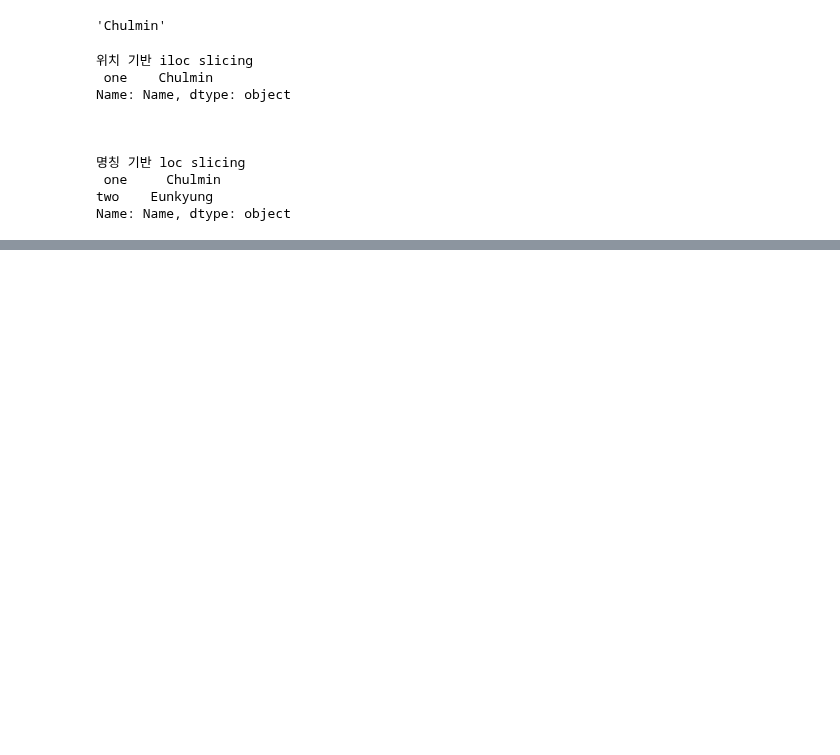
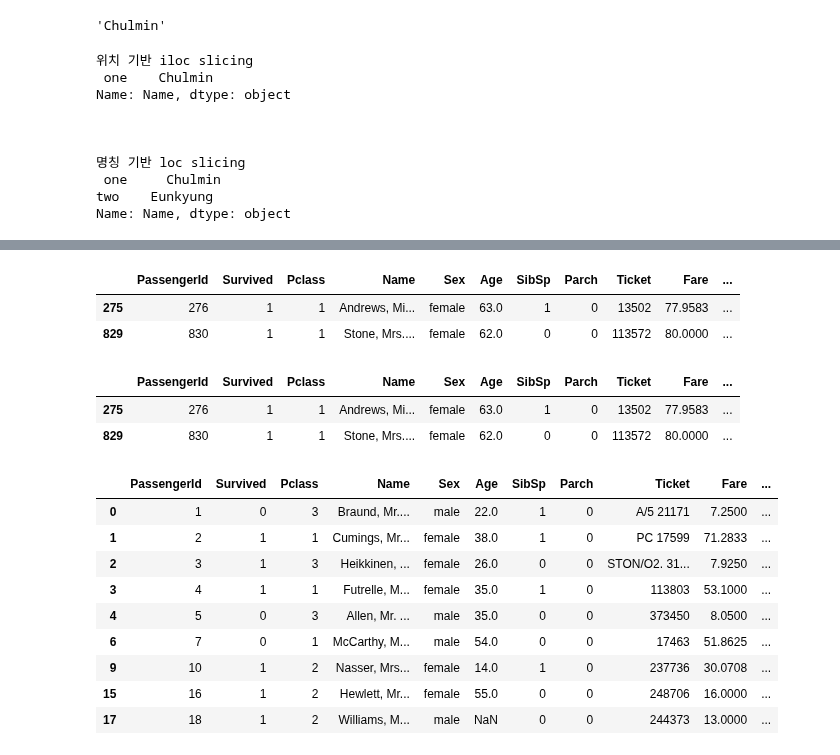
Before and after one commit to y7y1h13/StatisticsAnal, a Jupyter notebook: eunjin/판다스/판다스.ipynb, the cells around one changed output, grey strips where cells are left out. Cells and saved outputs as stored; diff of their text form; code cells hidden in the pictures; blank space fills up the shorter version.

```diff
--- a/eunjin/판다스/판다스.ipynb
+++ b/eunjin/판다스/판다스.ipynb
@@ -469,0 +522,32 @@ Name: Name, dtype: object
+# %%
+#나이가 60세 이상이고, 선실 등급이 1등급이며, 성별이 여성인 승객
+titanic_df[ (titanic_df['Age']>60) & (titanic_df['Pclass']==1) &
+          (titanic_df['Sex']=='female')]
+# %% [output]
+|  | PassengerId | Survived | Pclass | Name | Sex | Age | SibSp | Parch | Ticket | Fare | ... |
+| 275 | 276 | 1 | 1 | Andrews, Mi... | female | 63.0 | 1 | 0 | 13502 | 77.9583 | ... |
+| 829 | 830 | 1 | 1 | Stone, Mrs.... | female | 62.0 | 0 | 0 | 113572 | 80.0000 | ... |
+# %%
+#개별 조건을 변수에 할당하고 이들 변수를 결합해서 불린 인덱싱을 수행할 수도 있다.
+cond1 = titanic_df['Age'] > 60
+cond2 = titanic_df['Pclass']==1
+cond3 = titanic_df['Sex'] == 'female'
+titanic_df[ cond1 & cond2 & cond3 ]
+# %% [output]
+|  | PassengerId | Survived | Pclass | Name | Sex | Age | SibSp | Parch | Ticket | Fare | ... |
+| 275 | 276 | 1 | 1 | Andrews, Mi... | female | 63.0 | 1 | 0 | 13502 | 77.9583 | ... |
+| 829 | 830 | 1 | 1 | Stone, Mrs.... | female | 62.0 | 0 | 0 | 113572 | 80.0000 | ... |
+# %%
+titanic_groupby = titanic_df.groupby(by='Pclass')
+titanic_groupby.head(3)
+# %% [output]
+|  | PassengerId | Survived | Pclass | Name | Sex | Age | SibSp | Parch | Ticket | Fare | ... |
+| 0 | 1 | 0 | 3 | Braund, Mr.... | male | 22.0 | 1 | 0 | A/5 21171 | 7.2500 | ... |
+| 1 | 2 | 1 | 1 | Cumings, Mr... | female | 38.0 | 1 | 0 | PC 17599 | 71.2833 | ... |
+| 2 | 3 | 1 | 3 | Heikkinen, ... | female | 26.0 | 0 | 0 | STON/O2. 31... | 7.9250 | ... |
+| 3 | 4 | 1 | 1 | Futrelle, M... | female | 35.0 | 1 | 0 | 113803 | 53.1000 | ... |
+| 4 | 5 | 0 | 3 | Allen, Mr. ... | male | 35.0 | 0 | 0 | 373450 | 8.0500 | ... |
+| 6 | 7 | 0 | 1 | McCarthy, M... | male | 54.0 | 0 | 0 | 17463 | 51.8625 | ... |
+| 9 | 10 | 1 | 2 | Nasser, Mrs... | female | 14.0 | 1 | 0 | 237736 | 30.0708 | ... |
+| 15 | 16 | 1 | 2 | Hewlett, Mr... | female | 55.0 | 0 | 0 | 248706 | 16.0000 | ... |
+| 17 | 18 | 1 | 2 | Williams, M... | male | NaN | 0 | 0 | 244373 | 13.0000 | ... |
```
Also changed, not shown: parts of 22 cells of this notebook, 1 other file.
